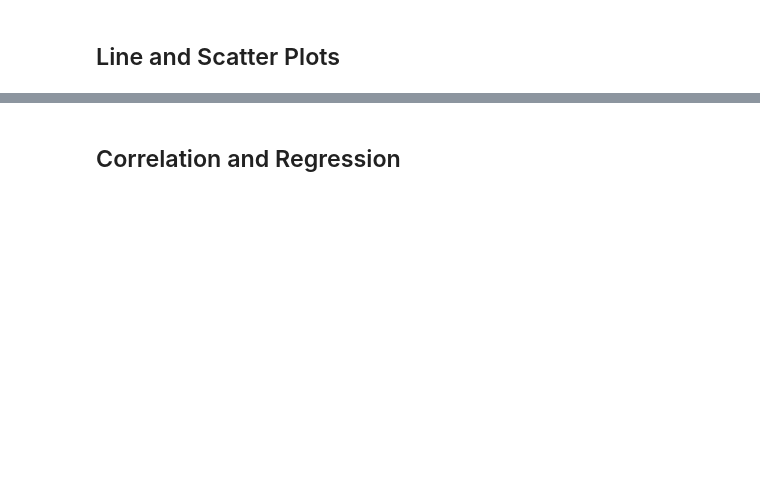
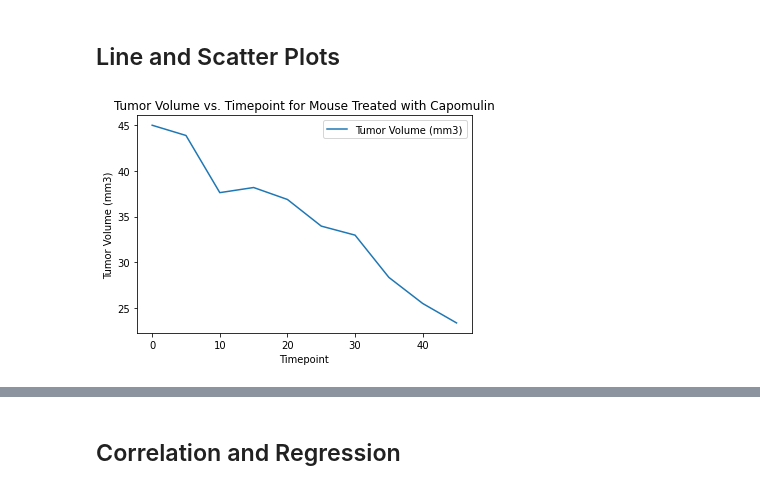
Before and after one commit to emilyfrels/matplotlib-challenge, a Jupyter notebook: Pymaceuticals/pymaceuticals_starter.ipynb, the cells around one changed output, grey strips where cells are left out. Drawn from its saved outputs; the diff is of its cells as text; code cells hidden in the pictures; blank space fills up the shorter version.

Commit message:
added final plots

```diff
--- a/Pymaceuticals/pymaceuticals_starter.ipynb
+++ b/Pymaceuticals/pymaceuticals_starter.ipynb
@@ -176,3 +266,19 @@ plt.show()
+# %%
+# Generate a line plot of tumor volume vs. timepoint for a mouse treated with Capomulin
+clean_mouse_data
+
+filtered_df = clean_mouse_data[['Mouse ID', 'Drug Regimen', 'Timepoint', 'Tumor Volume (mm3)']]
+filtered_df
+
+filtered_capomulin = filtered_df.loc[(filtered_df['Drug Regimen'] == 'Capomulin') & (filtered_df['Mouse ID'] == 's185')]
+filtered_capomulin
+
+filtered_capomulin.plot.line(x='Timepoint', y='Tumor Volume (mm3)')
+plt.ylabel('Tumor Volume (mm3)')
+plt.title('Tumor Volume vs. Timepoint for Mouse Treated with Capomulin')
+plt.show()
+# %% [output]
+[figure, added]
 # %%
 # Generate a scatter plot of average tumor volume vs. mouse weight for the Capomulin regimen.
 # Note: this means mouse weight goes on the x-axis, with average tumor volume on the y-axis.
```
Also changed, not shown: parts of 19 cells of this notebook.
